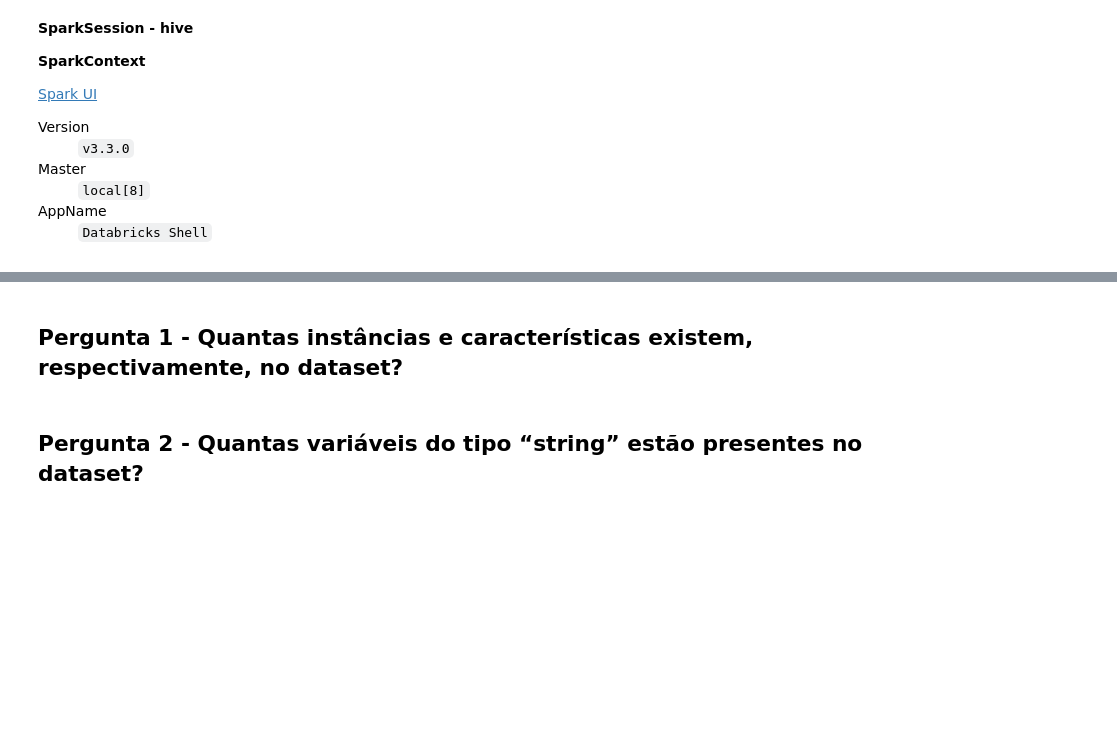
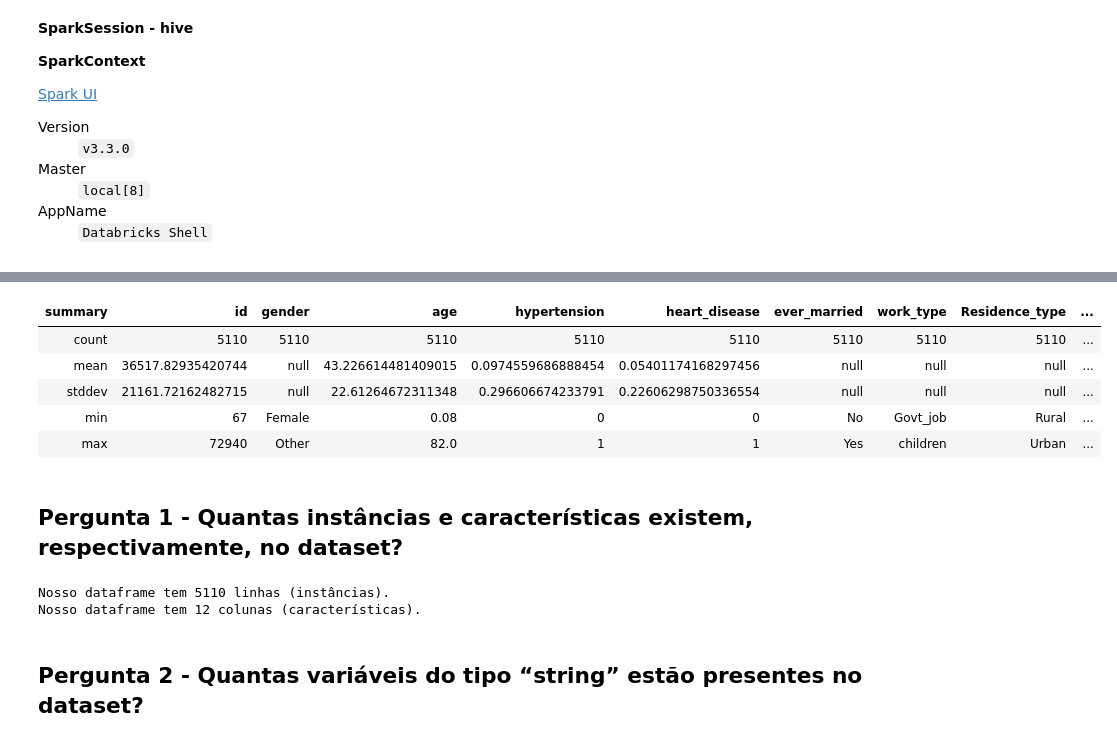
Before and after one commit to alexcamargos/DataScienceBootcampIGTI, a Jupyter notebook: DesafioFinal/resolucao_PySpark.ipynb, the cells around one changed output, grey strips where cells are left out. Saved outputs shown, nothing was run; the diff lists cells and outputs as text; code cells hidden in the pictures; blank space fills up the shorter version.

Commit message:
add Resolução Desafio Final

```diff
--- a/DesafioFinal/resolucao_PySpark.ipynb
+++ b/DesafioFinal/resolucao_PySpark.ipynb
@@ -48,6 +49,6 @@ from pyspark.sql import functions as sql_F
 # %%
 # Criando o SparkSession
-spark  = SparkSession.builder.appName('Desafio do Módulo 3').getOrCreate()
+spark  = SparkSession.builder.appName('Desafio Final').getOrCreate()
 spark
 # %% [output]
 SparkSession - hive
@@ -59,3 +60,16 @@ Master
 local[8]
 AppName
 Databricks Shell
+# %%
+# Link para acesso ao dataset no GitHub.
+DATASET_LINK = 'https://raw.githubusercontent.com/alexcamargos/DataScienceBootcampIGTI/main/DesafioFinal/healthcare-dataset-stroke-data.csv'
+# %%
+# Informando ao Spark onde esta o arquivo para download.
+spark.sparkContext.addFile(DATASET_LINK)
+# %%
+# Carregando o dataset. Nosso arquivo CSV tem cabeçalho definido e usa encoding Windows-1252.
+# header=True - Indica que a primeira linha do arquivo é o cabeçalho.
+# inferSchema=True - Tenta determinar o schema a partir dos dados.
+df = spark.read.option('header', True) \
+               .option('inferSchema', 'True') \
+               .csv(f'file://{SparkFiles.get("healthcare-dataset-stroke-data.csv")}')
@@ -62,2 +162,12 @@ Databricks Shell
+# %%
+# Estatísticas descritiva do dataframe.
+display(df.describe())
+# %% [output]
+| summary | id | gender | age | hypertension | heart_disease | ever_married | work_type | Residence_type | ... |
+| count | 5110 | 5110 | 5110 | 5110 | 5110 | 5110 | 5110 | 5110 | ... |
+| mean | 36517.82935420744 | null | 43.226614481409015 | 0.0974559686888454 | 0.05401174168297456 | null | null | null | ... |
+| stddev | 21161.72162482715 | null | 22.61264672311348 | 0.296606674233791 | 0.22606298750336554 | null | null | null | ... |
+| min | 67 | Female | 0.08 | 0 | 0 | No | Govt_job | Rural | ... |
+| max | 72940 | Other | 82.0 | 1 | 1 | Yes | children | Urban | ... |
 # %% [markdown]
 ## Pergunta 1 - Quantas instâncias e características existem, respectivamente, no dataset?
@@ -66,2 +174,8 @@ pass
+# %%
+print(f'Nosso dataframe tem {df.count()} linhas (instâncias).')
+print(f'Nosso dataframe tem {len(df.columns)} colunas (características).')
+# %% [output]
+Nosso dataframe tem 5110 linhas (instâncias).
+Nosso dataframe tem 12 colunas (características).
 # %% [markdown]
 ## Pergunta 2 - Quantas variáveis do tipo “string” estão presentes no dataset?
```
Also changed, not shown: parts of 49 cells of this notebook.
